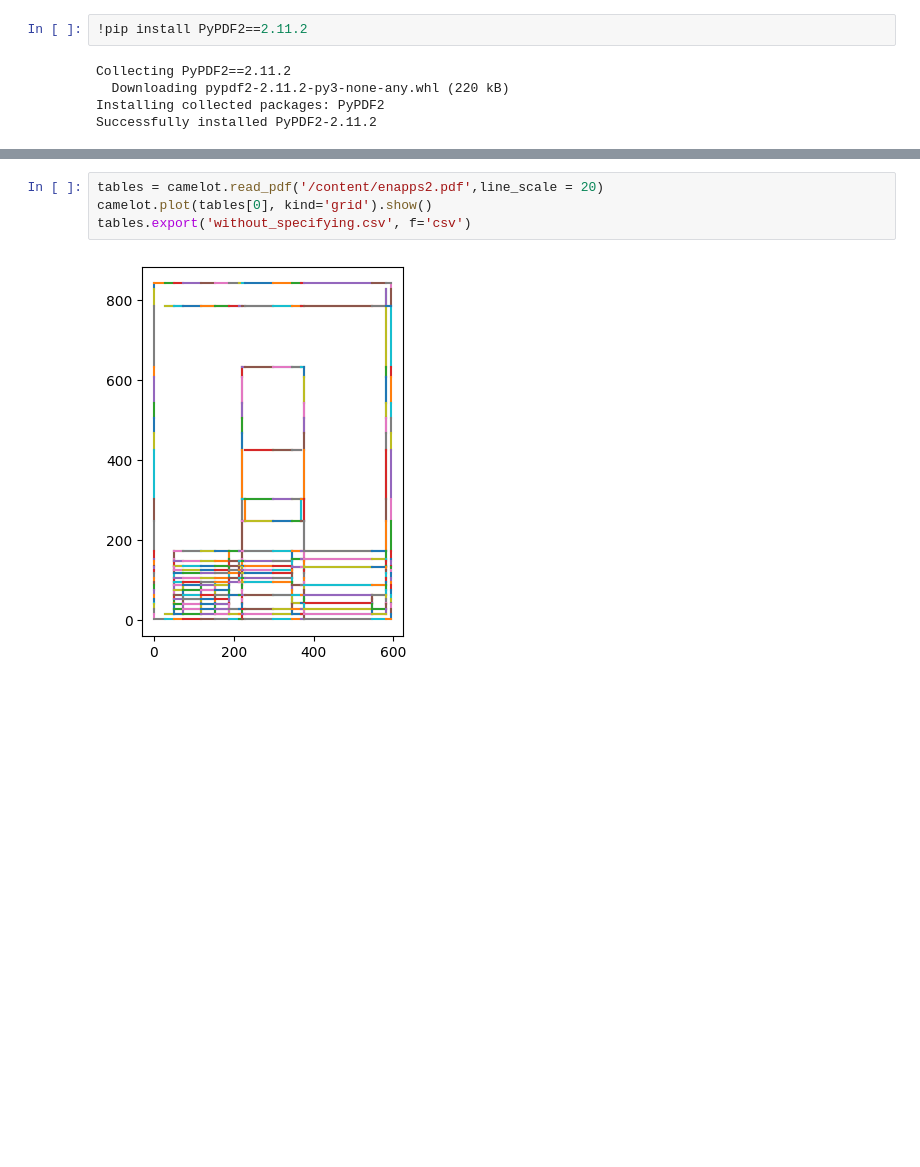
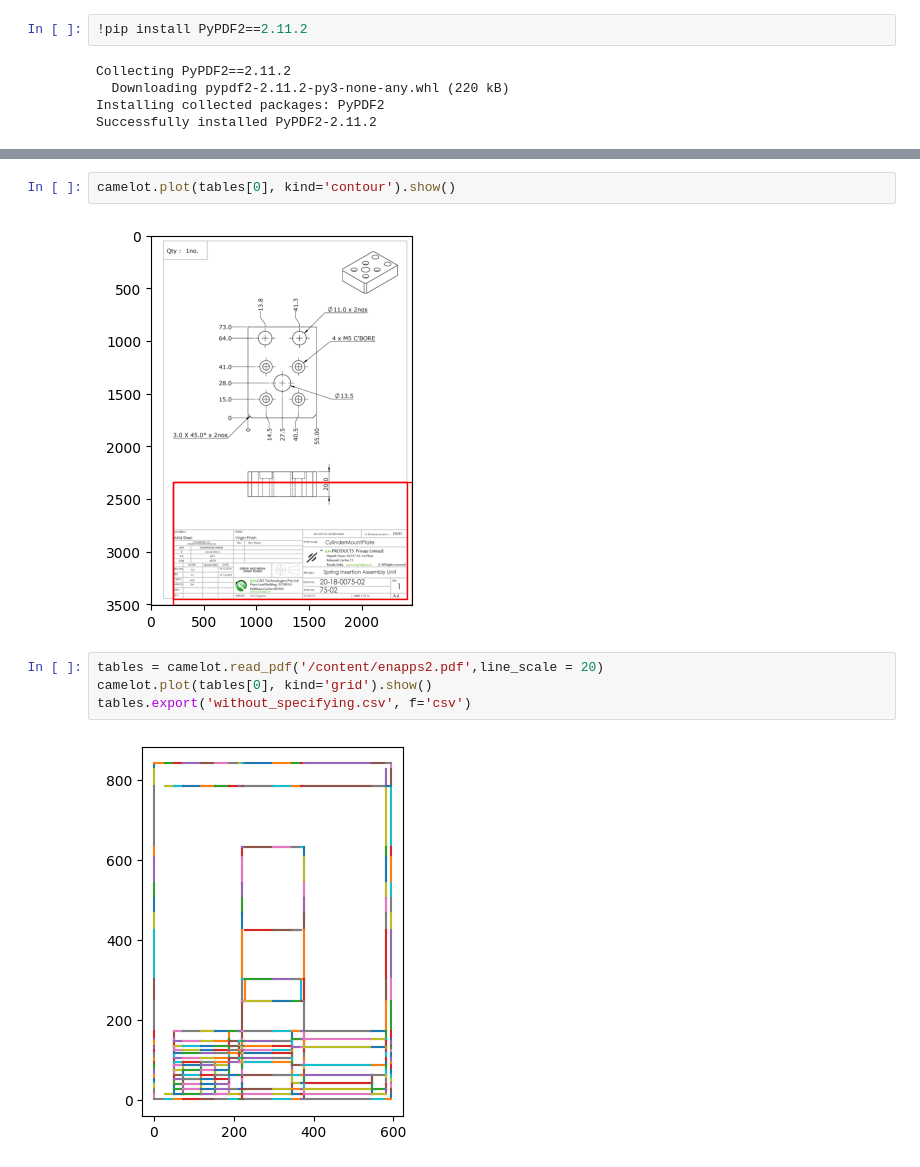
Before and after one commit to ann-tr/Splitting_pdf, a Jupyter notebook: table_extraction_camelot.ipynb, the cells around one changed output, grey strips where cells are left out. Saved outputs shown, nothing was run; the diff lists cells and outputs as text; blank space fills up the shorter version.

```diff
--- a/table_extraction_camelot.ipynb
+++ b/table_extraction_camelot.ipynb
@@ -137,3 +204,7 @@ camelot.plot(tables[0], kind='grid').show()
+# %%
+camelot.plot(tables[0], kind='contour').show()
+# %% [output]
+[figure, added]
 # %%
 tables = camelot.read_pdf('/content/enapps2.pdf',line_scale = 20)
 camelot.plot(tables[0], kind='grid').show()
```
Also changed, not shown: parts of 12 cells of this notebook.
